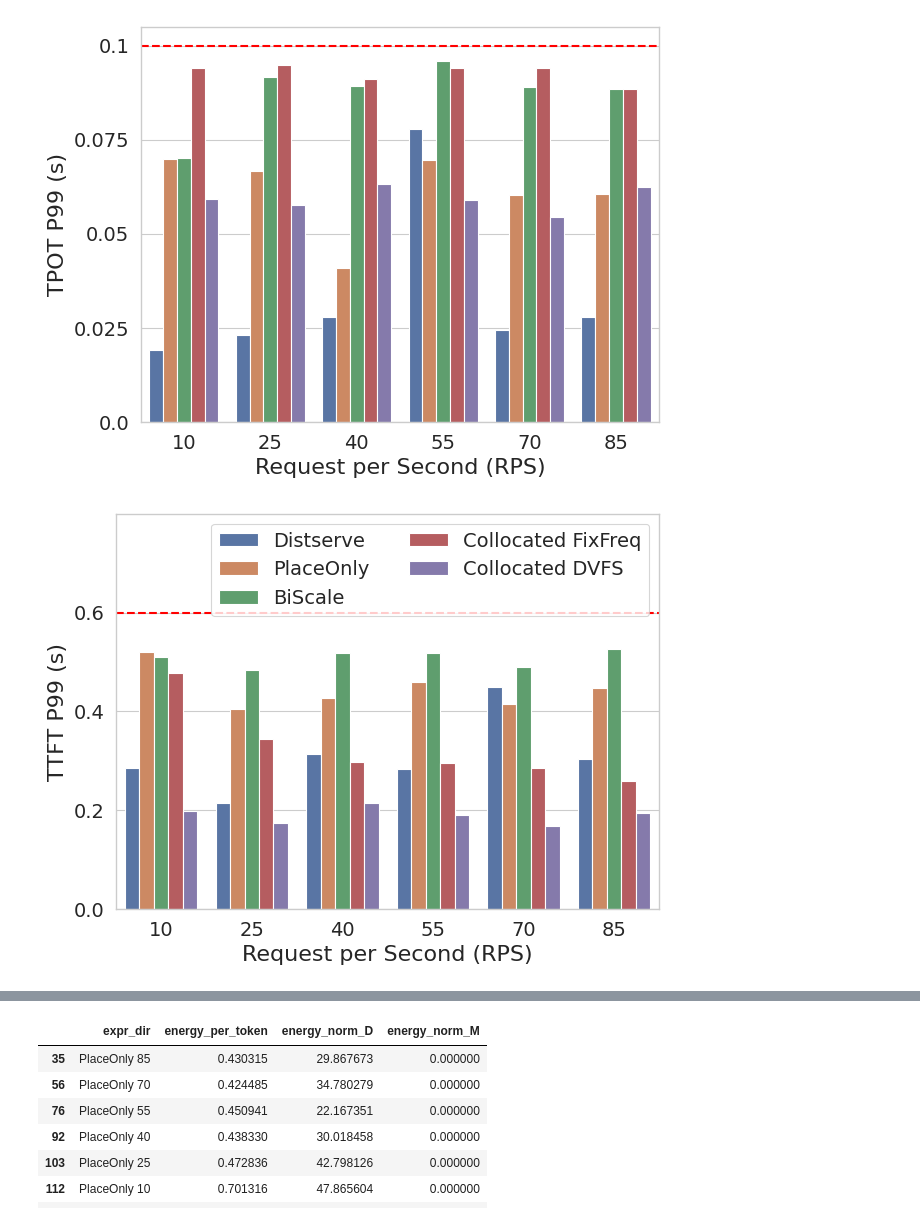
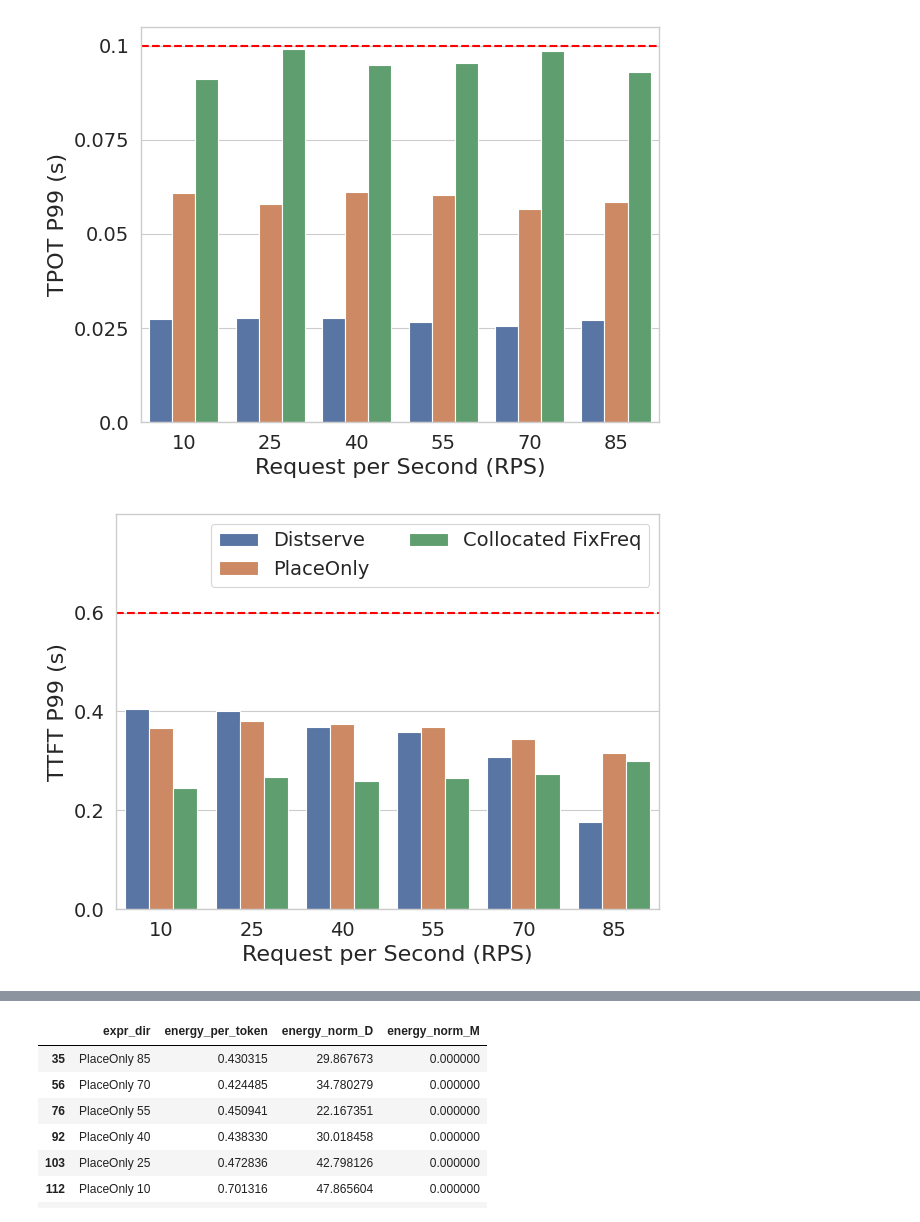
Before and after one commit to Louis-99/vllm-fork, a Jupyter notebook: additional_stuff/sosp_evals/2_nodes/disag_oracle.ipynb, the cells around one changed output, grey strips where cells are left out. Cells and saved outputs as stored; diff of their text form; code cells hidden in the pictures.

Commit message:
figure updates

```diff
--- a/additional_stuff/sosp_evals/2_nodes/disag_oracle.ipynb
+++ b/additional_stuff/sosp_evals/2_nodes/disag_oracle.ipynb
@@ -3,8 +3,13 @@ import pandas as pd
 import matplotlib.pyplot as plt
 import seaborn as sns
 # %%
-path = "/export2/obasit/ClusterLevelServing/vllm_logs/arxiv_evls/oracle_67_percent/profiler_logs_0_March29_oracle_fix/metrics.csv"
-df_results = pd.read_csv(path)
+path_disag = "/export2/obasit/ClusterLevelServing/vllm_logs/arxiv_evls/oracle_67_percent/profiler_logs_0_March29_oracle_fix/chunked/metrics.csv"
+df_results_disag = pd.read_csv(path_disag)
+
+path_coll = "/export2/obasit/ClusterLevelServing/vllm_logs/arxiv_evls/oracle_67_percent/profiler_logs_0_March29_oracle_fix/disag/metrics.csv"
+df_results_coll = pd.read_csv(path_coll)
+
+df_results = pd.concat([df_results_disag, df_results_coll], ignore_index=True)
 
 # Create a mapping for renaming expr_dir values
 rename_mapping = {
@@ -14,18 +19,18 @@ rename_mapping = {
     'DISTSERVE_R5_JAN3_REAL_P67_ORACLE_5_node0': 'Distserve 40',
     'DISTSERVE_R5_JAN3_REAL_P67_ORACLE_6_node0': 'Distserve 25',
     'DISTSERVE_R5_JAN3_REAL_P67_ORACLE_7_node0': 'Distserve 10',
-    'OURS_CHUNK_FEB24_REAL_P67_ORACLE_2_node0': 'PlaceOnly 85',
-    'OURS_CHUNK_FEB24_REAL_P67_ORACLE_3_node0': 'PlaceOnly 70',
-    'OURS_CHUNK_FEB24_REAL_P67_ORACLE_4_node0': 'PlaceOnly 55',
-    'OURS_CHUNK_FEB24_REAL_P67_ORACLE_5_node0': 'PlaceOnly 40',
-    'OURS_CHUNK_FEB24_REAL_P67_ORACLE_6_node0': 'PlaceOnly 25',
-    'OURS_CHUNK_FEB24_REAL_P67_ORACLE_7_node0': 'PlaceOnly 10',
-    'OURS_R5_JAN3_REAL_P67_ORACLE_2_node0': 'BiScale 85',
-    'OURS_R5_JAN3_REAL_P67_ORACLE_3_node0': 'BiScale 70',
-    'OURS_R5_JAN3_REAL_P67_ORACLE_4_node0': 'BiScale 55',
-    'OURS_R5_JAN3_REAL_P67_ORACLE_5_node0': 'BiScale 40',
-    'OURS_R5_JAN3_REAL_P67_ORACLE_6_node0': 'BiScale 25',
-    'OURS_R5_JAN3_REAL_P67_ORACLE_7_node0': 'BiScale 10',
+    'OURS_CHUNK_FEB24_REAL_P67_ORACLE_2_node0': 'Collocated FixFreq 85',
+    'OURS_CHUNK_FEB24_REAL_P67_ORACLE_3_node0': 'Collocated FixFreq 70',
+    'OURS_CHUNK_FEB24_REAL_P67_ORACLE_4_node0': 'Collocated FixFreq 55',
+    'OURS_CHUNK_FEB24_REAL_P67_ORACLE_5_node0': 'Collocated FixFreq 40',
+    'OURS_CHUNK_FEB24_REAL_P67_ORACLE_6_node0': 'Collocated FixFreq 25',
+    'OURS_CHUNK_FEB24_REAL_P67_ORACLE_7_node0': 'Collocated FixFreq 10',
+    'OURS_R5_JAN3_REAL_P67_ORACLE_2_node0': 'PlaceOnly 85',
+    'OURS_R5_JAN3_REAL_P67_ORACLE_3_node0': 'PlaceOnly 70',
+    'OURS_R5_JAN3_REAL_P67_ORACLE_4_node0': 'PlaceOnly 55',
+    'OURS_R5_JAN3_REAL_P67_ORACLE_5_node0': 'PlaceOnly 40',
+    'OURS_R5_JAN3_REAL_P67_ORACLE_6_node0': 'PlaceOnly 25',
+    'OURS_R5_JAN3_REAL_P67_ORACLE_7_node0': 'PlaceOnly 10',
 
 }
 
@@ -42,7 +47,8 @@ df_results = df_results.sort_values('sort_key')
 df_results['rps'] = df_results['expr_dir'].str.extract('(\d+)$')[0].astype(int)
 df_results['name'] = df_results['expr_dir'].str.replace('\s+\d+$', '', regex=True)
 # Set the order of the categories
-df_results['name'] = pd.Categorical(df_results['name'], categories=['Distserve', 'PlaceOnly', 'BiScale', 'Collocated FixFreq', 'Collocated DVFS'], ordered=True)
+# df_results['name'] = pd.Categorical(df_results['name'], categories=['Distserve', 'PlaceOnly', 'BiScale', 'Collocated FixFreq', 'Collocated DVFS'], ordered=True)
+df_results['name'] = pd.Categorical(df_results['name'], categories=['Distserve', 'PlaceOnly', 'Collocated FixFreq'], ordered=True)
 df_results = df_results.sort_values(['rps', 'name'])
 
 #################### TPOT P99 ####################
@@ -68,7 +74,7 @@ ax.set_yticks([0.0, 0.025, 0.05, 0.075, 0.1])
 ax.set_yticklabels(['0.0', '0.025', '0.05', '0.075', '0.1'], fontsize=14)
 ax.legend_.remove()
 plt.tight_layout()
-plt.savefig("figs/sythetic_trace_tpot.pdf", format="pdf")
+plt.savefig("figs/p67_oracle_tpot.pdf", format="pdf")
 
 #################### TTFT P99 ####################
 
@@ -93,7 +99,7 @@ ax.set_yticks([0.0, 0.2, 0.4, 0.6])
 ax.set_yticklabels(['0.0', '0.2', '0.4', '0.6'], fontsize=14)
 ax.legend(title="", fontsize=14, ncol=2)
 plt.tight_layout()
-plt.savefig("figs/sythetic_trace_ttft.pdf", format="pdf")
+plt.savefig("figs/p67_oracle_ttft.pdf", format="pdf")
 
 #################### Energy per token ####################
 filtered_handles = []
@@ -114,33 +120,33 @@ ax2 = sns.barplot(
     x="rps",
     y="decode_energy_per_token",
     hue="name",
     data=df_results_de,
     dodge=True,
     hatch='///',
 )
 # Build custom legend
 handles, labels = ax.get_legend_handles_labels()
 handles = handles[:-2]
 labels = labels[:-2]
 labels = ['Distserve',
         'PlaceOnly-Prefill',
         'BiScale-Prefill',
         'Collocated FixFreq',
         'Collocated DVFS',
         'Distserve-Decode',
         'PlaceOnly-Decode',
         'BiScale-Decode']
 
 # Customize the plot
 ax.set_xlabel('Request per Second (RPS)', fontsize=16)
 ax.set_ylabel('Energy per Token', fontsize=16)
 ax.set_xticks([0, 1, 2, 3, 4, 5])
 ax.set_xticklabels(['10', '25', '40', '55', '70', '85'], fontsize=14)
 ax.set_ylim(0, 1.8)
 ax.tick_params(axis='y', labelsize=14)
 ax.legend(handles, labels, title="", fontsize=14, ncol=1)
 plt.tight_layout()
-plt.savefig("figs/sythetic_trace_energy_per_token.pdf", format="pdf")
+plt.savefig("figs/p67_oracle_energy_per_token.pdf", format="pdf")
 # %% [output]
-[figure, old version]
+[figure, new version]
-[figure, old version]
+[figure, new version]
```
Also changed, not shown: parts of 5 cells of this notebook, 13 other files.
